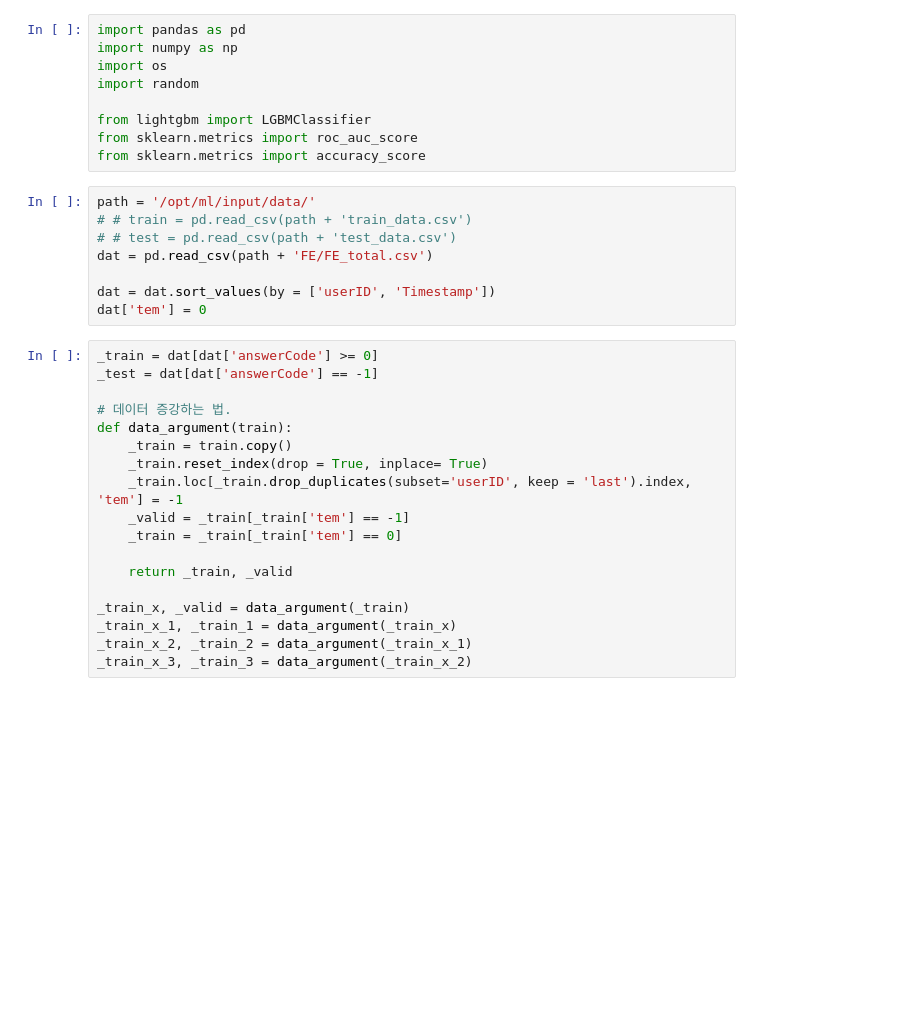
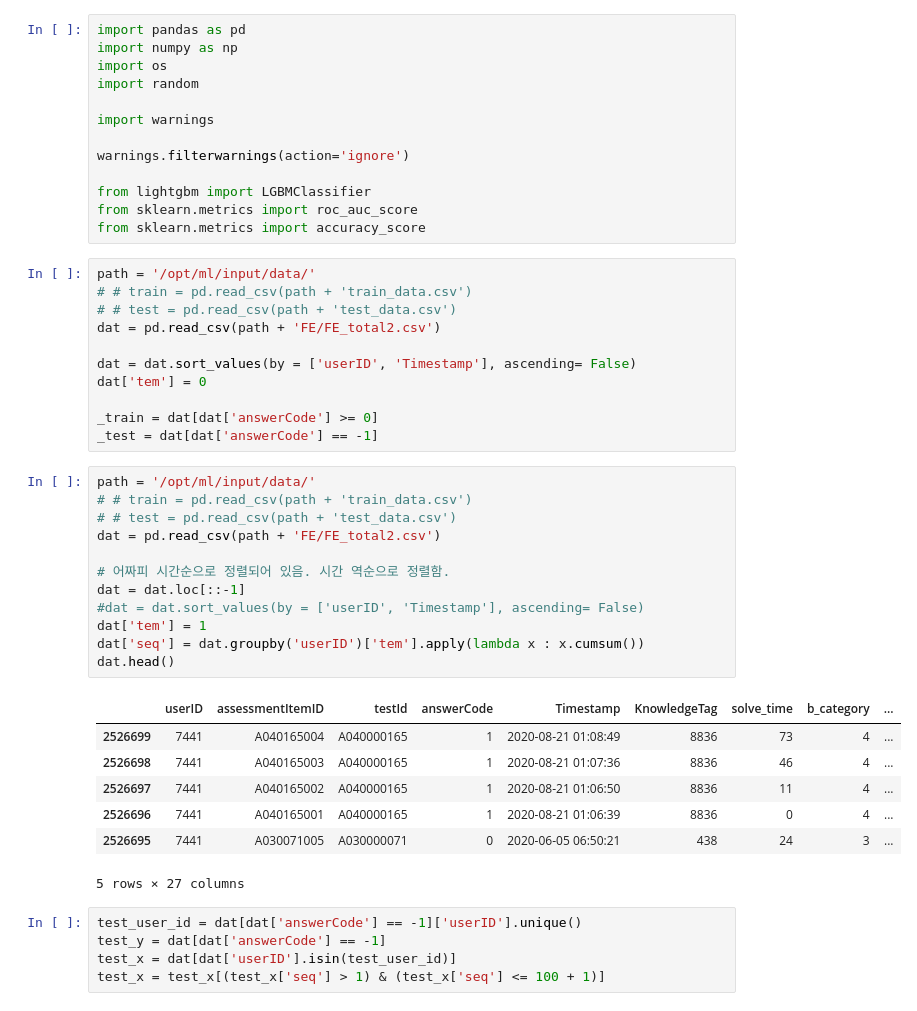
Before and after one commit to boostcampaitech4lv23recsys1/level2_dkt_recsys-level2-recsys-04, a Jupyter notebook: Boosting_ipynb/suyeon_KSYLGBM.ipynb, the cells around one changed output. Cells and saved outputs as stored; diff of their text form; blank space fills up the shorter version.

```diff
--- a/Boosting_ipynb/suyeon_KSYLGBM.ipynb
+++ b/Boosting_ipynb/suyeon_KSYLGBM.ipynb
@@ -4,6 +4,10 @@ import numpy as np
 import os
 import random
 
+import warnings
+
+warnings.filterwarnings(action='ignore')
+
 from lightgbm import LGBMClassifier
 from sklearn.metrics import roc_auc_score
 from sklearn.metrics import accuracy_score
@@ -11,28 +15,38 @@ from sklearn.metrics import accuracy_score
 path = '/opt/ml/input/data/'
 # # train = pd.read_csv(path + 'train_data.csv')
 # # test = pd.read_csv(path + 'test_data.csv')
-dat = pd.read_csv(path + 'FE/FE_total.csv')
+dat = pd.read_csv(path + 'FE/FE_total2.csv')
 
-dat = dat.sort_values(by = ['userID', 'Timestamp'])
+dat = dat.sort_values(by = ['userID', 'Timestamp'], ascending= False)
 dat['tem'] = 0
+
+_train = dat[dat['answerCode'] >= 0]
+_test = dat[dat['answerCode'] == -1]
-# %%
-_train = dat[dat['answerCode'] >= 0]
-_test = dat[dat['answerCode'] == -1]
-
-# 데이터 증강하는 법.
-def data_argument(train):
-    _train = train.copy()
-    _train.reset_index(drop = True, inplace= True)
-    _train.loc[_train.drop_duplicates(subset='userID', keep = 'last').index, 'tem'] = -1
-    _valid = _train[_train['tem'] == -1]
-    _train = _train[_train['tem'] == 0]
-
-    return _train, _valid
-
-_train_x, _valid = data_argument(_train)
-_train_x_1, _train_1 = data_argument(_train_x)
-_train_x_2, _train_2 = data_argument(_train_x_1)
-_train_x_3, _train_3 = data_argument(_train_x_2)
+# %%
+path = '/opt/ml/input/data/'
+# # train = pd.read_csv(path + 'train_data.csv')
+# # test = pd.read_csv(path + 'test_data.csv')
+dat = pd.read_csv(path + 'FE/FE_total2.csv')
+
+# 어짜피 시간순으로 정렬되어 있음. 시간 역순으로 정렬함.
+dat = dat.loc[::-1]
+#dat = dat.sort_values(by = ['userID', 'Timestamp'], ascending= False)
+dat['tem'] = 1
+dat['seq'] = dat.groupby('userID')['tem'].apply(lambda x : x.cumsum())
+dat.head()
+# %% [output]
+|  | userID | assessmentItemID | testId | answerCode | Timestamp | KnowledgeTag | solve_time | b_category | ... |
+| 2526699 | 7441 | A040165004 | A040000165 | 1 | 2020-08-21 01:08:49 | 8836 | 73 | 4 | ... |
+| 2526698 | 7441 | A040165003 | A040000165 | 1 | 2020-08-21 01:07:36 | 8836 | 46 | 4 | ... |
+| 2526697 | 7441 | A040165002 | A040000165 | 1 | 2020-08-21 01:06:50 | 8836 | 11 | 4 | ... |
+| 2526696 | 7441 | A040165001 | A040000165 | 1 | 2020-08-21 01:06:39 | 8836 | 0 | 4 | ... |
+| 2526695 | 7441 | A030071005 | A030000071 | 0 | 2020-06-05 06:50:21 | 438 | 24 | 3 | ... |
+5 rows × 27 columns
+# %%
+test_user_id = dat[dat['answerCode'] == -1]['userID'].unique()
+test_y = dat[dat['answerCode'] == -1]
+test_x = dat[dat['userID'].isin(test_user_id)]
+test_x = test_x[(test_x['seq'] > 1) & (test_x['seq'] <= 100 + 1)]
 # %%
 def data_merge(_train_x, _train_y):
     # _train_x : 값 제공하는 전체 DB, _train_y : 현재 맞춰야 하는 유저와 아이템 상태.
```
Also changed, not shown: parts of 6 cells of this notebook, 12 other files.
